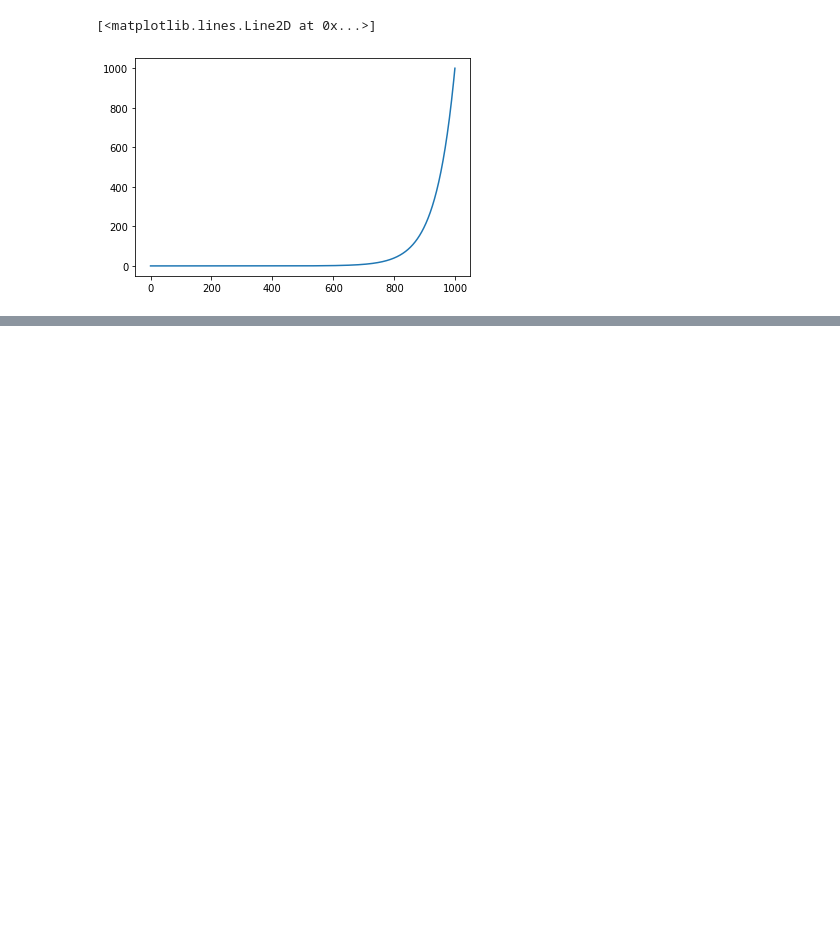
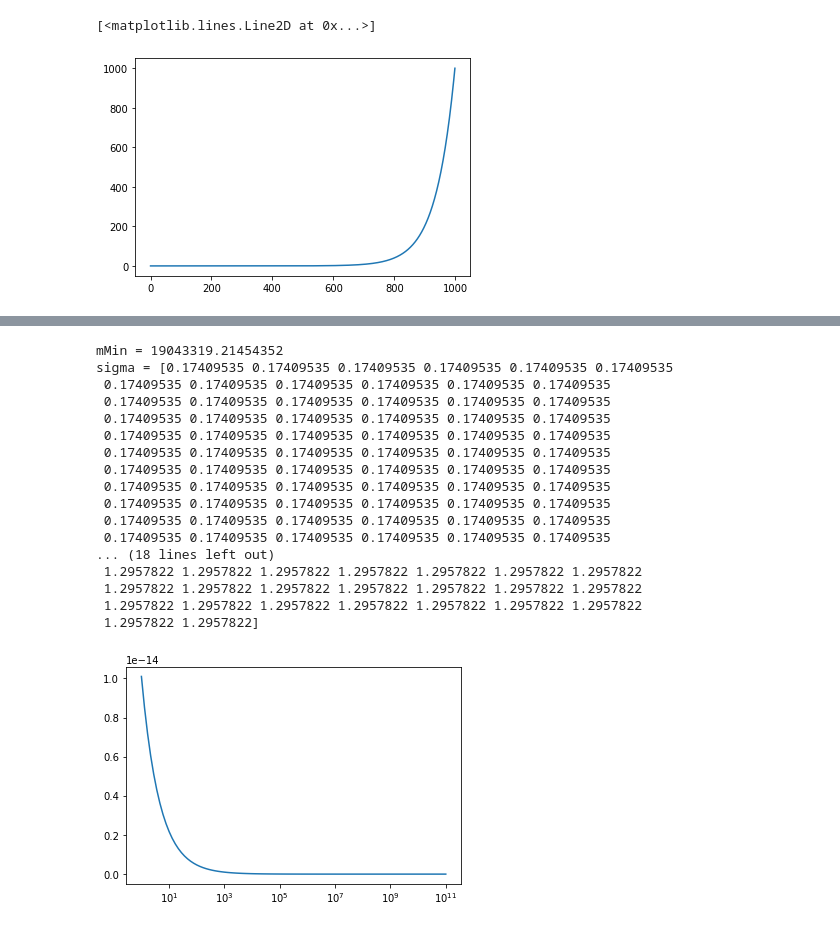
Before and after one commit to emeln/Thesis, a Jupyter notebook: axion_kSZ_source/notebooks/testing_sigma_gerrit.ipynb, the cells around one changed output, grey strips where cells are left out. Cells and saved outputs as stored; diff of their text form; code cells hidden in the pictures; blank space fills up the shorter version.

```diff
--- a/axion_kSZ_source/notebooks/testing_sigma_gerrit.ipynb
+++ b/axion_kSZ_source/notebooks/testing_sigma_gerrit.ipynb
@@ -341,0 +472,41 @@ fig.plot(k_vals)
+# %%
+z = 20
+density_type = 'mean'
+n = 10
+R_vals = np.logspace(-1,1,n)
+
+rho = cosmoDefault.RHO_C * 1000 * (1/2e30) * (3.086e22)**3 * cosmoDefault.OmegaM
+if density_type == 'virial' :
+    rho *= 178
+
+m_vals = m_from_R(R_vals,density=density_type,z=z)
+
+integrand = lambda r: (1/m_from_R(r,z=z)) * bubbly(m_from_R(r,density=density_type,z=z),z) *  r**3
+integrand_m = lambda m: bubbly(m,z)/rho
+# Q = quad(integrand_m,0,1e100)
+# print(Q[0])
+
+
+m_vals = np.logspace(0,11,100)
+plt.plot(m_vals,bubbly(m_vals,z))
+plt.xscale('log')
+# plt.yscale('log')
+# %% [output]
+mMin = 19043319.21454352
+sigma = [0.17409535 0.17409535 0.17409535 0.17409535 0.17409535 0.17409535
+ 0.17409535 0.17409535 0.17409535 0.17409535 0.17409535 0.17409535
+ 0.17409535 0.17409535 0.17409535 0.17409535 0.17409535 0.17409535
+ 0.17409535 0.17409535 0.17409535 0.17409535 0.17409535 0.17409535
+ 0.17409535 0.17409535 0.17409535 0.17409535 0.17409535 0.17409535
+ 0.17409535 0.17409535 0.17409535 0.17409535 0.17409535 0.17409535
+ 0.17409535 0.17409535 0.17409535 0.17409535 0.17409535 0.17409535
+ 0.17409535 0.17409535 0.17409535 0.17409535 0.17409535 0.17409535
+ 0.17409535 0.17409535 0.17409535 0.17409535 0.17409535 0.17409535
+ 0.17409535 0.17409535 0.17409535 0.17409535 0.17409535 0.17409535
+ 0.17409535 0.17409535 0.17409535 0.17409535 0.17409535 0.17409535
+... (18 lines left out)
+ 1.2957822 1.2957822 1.2957822 1.2957822 1.2957822 1.2957822 1.2957822
+ 1.2957822 1.2957822 1.2957822 1.2957822 1.2957822 1.2957822 1.2957822
+ 1.2957822 1.2957822 1.2957822 1.2957822 1.2957822 1.2957822 1.2957822
+ 1.2957822 1.2957822]
+[figure, added]
```
Also changed, not shown: parts of 8 cells of this notebook, 5 other files.
